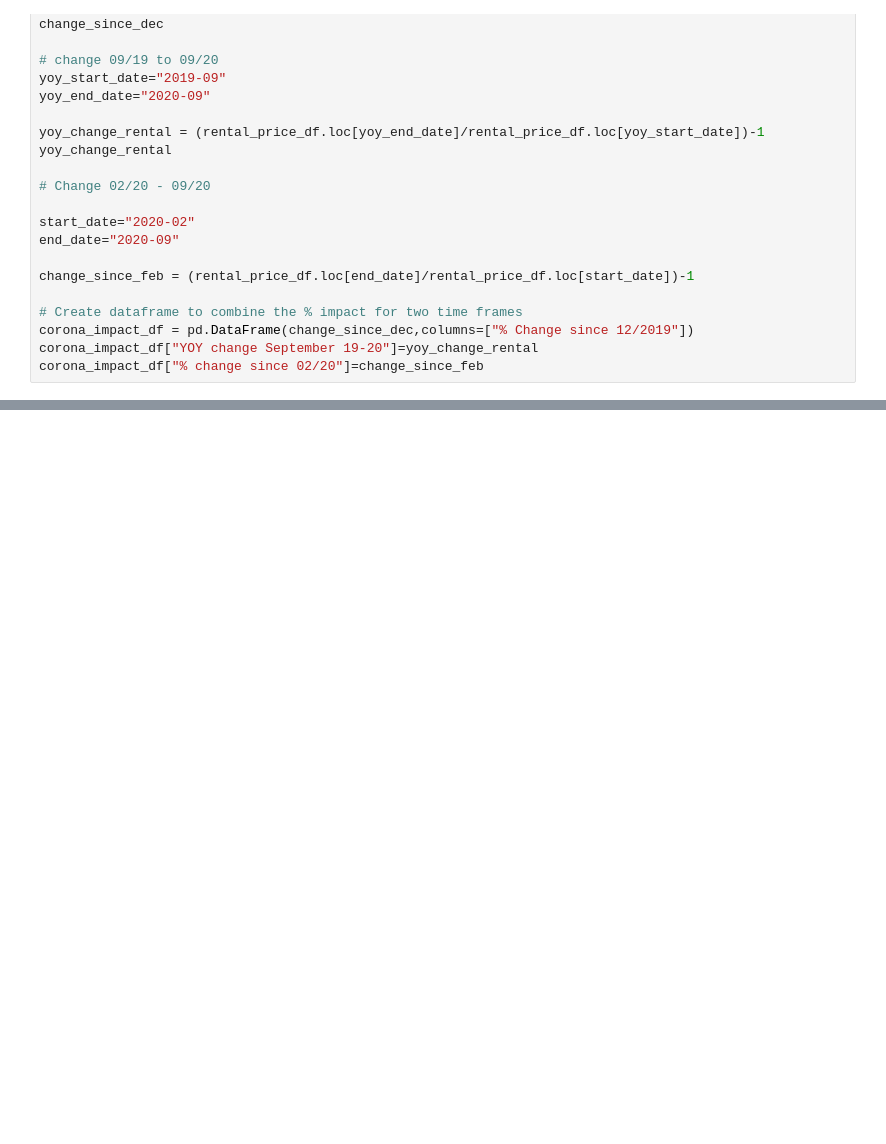
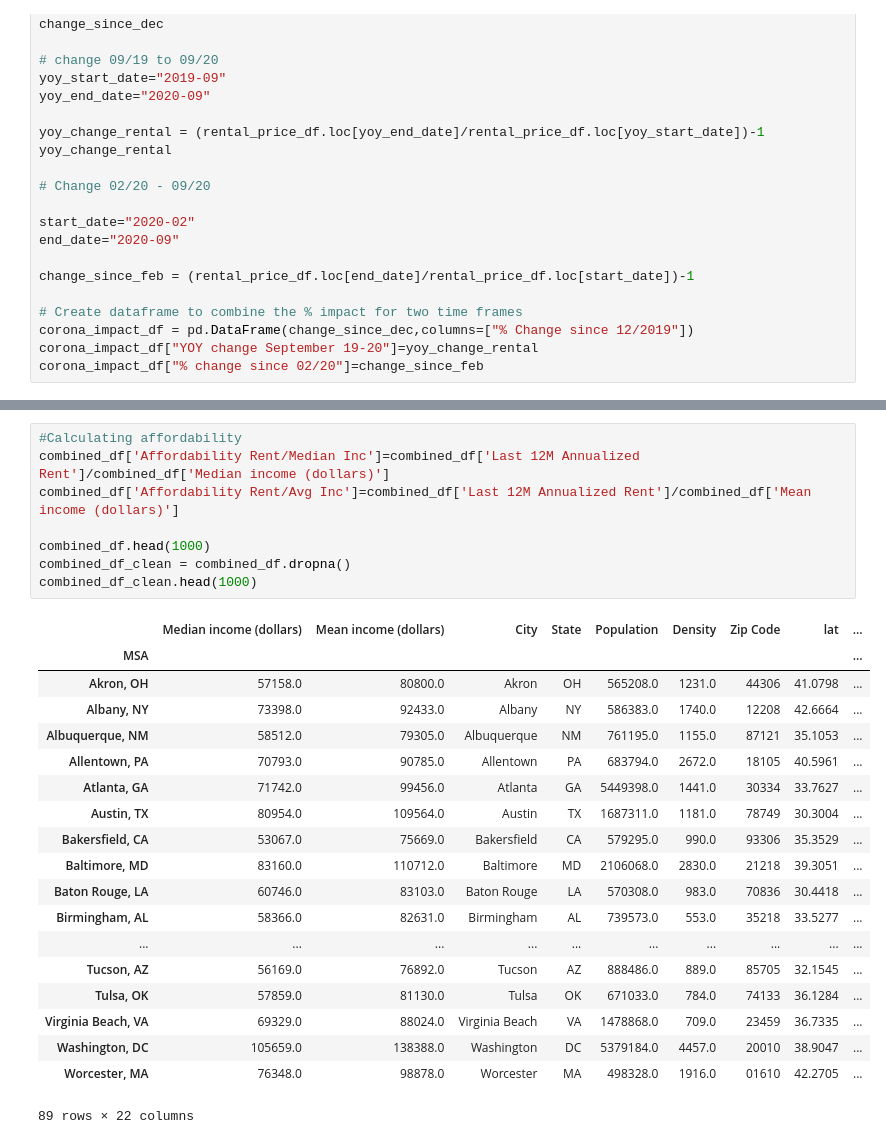
Before and after one commit to Luminous171/Project_1, a Jupyter notebook: Python_Files/Project_1_AH.ipynb, the cells around one changed output, grey strips where cells are left out. Saved outputs shown, nothing was run; the diff lists cells and outputs as text; blank space fills up the shorter version.

```diff
--- a/Python_Files/Project_1_AH.ipynb
+++ b/Python_Files/Project_1_AH.ipynb
@@ -176,0 +630,28 @@ corona_impact_df.plot(kind='bar',figsize=(40,10),fontsize=(20))
+# %%
+#Calculating affordability
+combined_df['Affordability Rent/Median Inc']=combined_df['Last 12M Annualized Rent']/combined_df['Median income (dollars)']
+combined_df['Affordability Rent/Avg Inc']=combined_df['Last 12M Annualized Rent']/combined_df['Mean income (dollars)']
+
+combined_df.head(1000)
+combined_df_clean = combined_df.dropna()
+combined_df_clean.head(1000)
+# %% [output]
+|  | Median income (dollars) | Mean income (dollars) | City | State | Population | Density | Zip Code | lat | ... |
+| MSA |  |  |  |  |  |  |  |  | ... |
+| Akron, OH | 57158.0 | 80800.0 | Akron | OH | 565208.0 | 1231.0 | 44306 | 41.0798 | ... |
+| Albany, NY | 73398.0 | 92433.0 | Albany | NY | 586383.0 | 1740.0 | 12208 | 42.6664 | ... |
+| Albuquerque, NM | 58512.0 | 79305.0 | Albuquerque | NM | 761195.0 | 1155.0 | 87121 | 35.1053 | ... |
+| Allentown, PA | 70793.0 | 90785.0 | Allentown | PA | 683794.0 | 2672.0 | 18105 | 40.5961 | ... |
+| Atlanta, GA | 71742.0 | 99456.0 | Atlanta | GA | 5449398.0 | 1441.0 | 30334 | 33.7627 | ... |
+| Austin, TX | 80954.0 | 109564.0 | Austin | TX | 1687311.0 | 1181.0 | 78749 | 30.3004 | ... |
+| Bakersfield, CA | 53067.0 | 75669.0 | Bakersfield | CA | 579295.0 | 990.0 | 93306 | 35.3529 | ... |
+| Baltimore, MD | 83160.0 | 110712.0 | Baltimore | MD | 2106068.0 | 2830.0 | 21218 | 39.3051 | ... |
+| Baton Rouge, LA | 60746.0 | 83103.0 | Baton Rouge | LA | 570308.0 | 983.0 | 70836 | 30.4418 | ... |
+| Birmingham, AL | 58366.0 | 82631.0 | Birmingham | AL | 739573.0 | 553.0 | 35218 | 33.5277 | ... |
+| ... | ... | ... | ... | ... | ... | ... | ... | ... | ... |
+| Tucson, AZ | 56169.0 | 76892.0 | Tucson | AZ | 888486.0 | 889.0 | 85705 | 32.1545 | ... |
+| Tulsa, OK | 57859.0 | 81130.0 | Tulsa | OK | 671033.0 | 784.0 | 74133 | 36.1284 | ... |
+| Virginia Beach, VA | 69329.0 | 88024.0 | Virginia Beach | VA | 1478868.0 | 709.0 | 23459 | 36.7335 | ... |
+| Washington, DC | 105659.0 | 138388.0 | Washington | DC | 5379184.0 | 4457.0 | 20010 | 38.9047 | ... |
+| Worcester, MA | 76348.0 | 98878.0 | Worcester | MA | 498328.0 | 1916.0 | 01610 | 42.2705 | ... |
+89 rows × 22 columns
```
Also changed, not shown: parts of 22 cells of this notebook.
